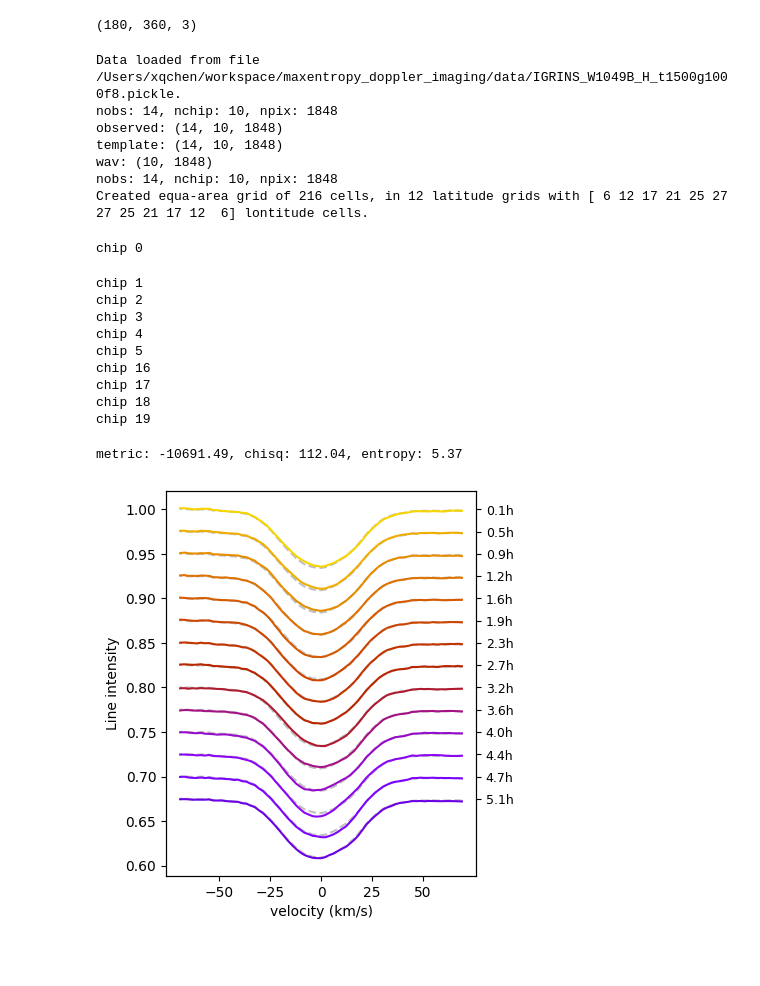
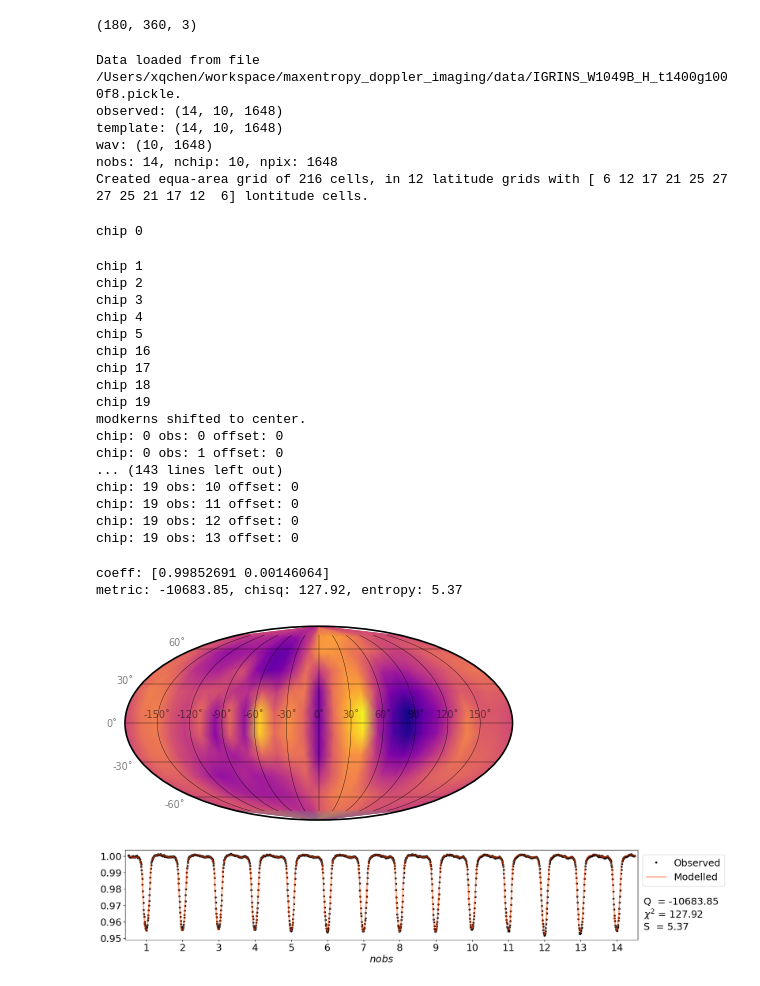
Before and after one commit to alphalyncis/doppler-imaging-maxentropy, a Jupyter notebook: src/test.ipynb, the cells around one changed output. Saved outputs shown, nothing was run; the diff lists cells and outputs as text; code cells hidden in the pictures; blank space fills up the shorter version.

```diff
--- a/src/test.ipynb
+++ b/src/test.ipynb
@@ -87,8 +87,11 @@ img.shape
 # %%
 import paths
 import os
+import numpy as np
 from dime import DopplerImaging, load_data_from_pickle
 from config import load_config
+import matplotlib.pyplot as plt
+import matplotlib
 
 instru = "IGRINS"
 target = "W1049B"
@@ -100,30 +103,40 @@ model_datafile = paths.data/f'{instru}_{target}_{band}_{modelspec}.pickle'
 #goodchips = [1,2,3,4]
 
 wav_nm, template, observed, error = load_data_from_pickle(model_datafile, goodchips)
-
-mapB_H = DopplerImaging(wav_nm, goodchips, params_dict=params)
-mapB_H.load_data(observed, template, error)
+self = DopplerImaging(wav_nm, goodchips, params_dict=params)
+self.load_data(observed, template, error)
 # %% [output]
-Data loaded from file /Users/xqchen/workspace/maxentropy_doppler_imaging/data/IGRINS_W1049B_H_t1500g1000f8.pickle.
-nobs: 14, nchip: 10, npix: 1848
-observed: (14, 10, 1848)
-template: (14, 10, 1848)
-wav: (10, 1848)
-nobs: 14, nchip: 10, npix: 1848
+Data loaded from file /Users/xqchen/workspace/maxentropy_doppler_imaging/data/IGRINS_W1049B_H_t1400g1000f8.pickle.
+observed: (14, 10, 1648)
+template: (14, 10, 1648)
+wav: (10, 1648)
+nobs: 14, nchip: 10, npix: 1648
 Created equa-area grid of 216 cells, in 12 latitude grids with [ 6 12 17 21 25 27 27 25 21 17 12  6] lontitude cells.
+# %%
+self.make_lsd_profile(modelspec, shiftmods=True, shiftkerns=False, plot_lsd_profiles=False, plot_deviation_map=False)
+# %% [output]
+chip 0
+chip 1
+chip 2
+chip 3
+chip 4
+chip 5
+chip 16
+chip 17
+chip 18
+chip 19
+modkerns shifted to center.
+chip: 0 obs: 0 offset: 0
+chip: 0 obs: 1 offset: 0
+... (143 lines left out)
+chip: 19 obs: 10 offset: 0
+chip: 19 obs: 11 offset: 0
+chip: 19 obs: 12 offset: 0
+chip: 19 obs: 13 offset: 0
 # %%
-mapB_H.make_lsd_profile(modelspec, plot_lsd_profiles=True, plot_deviation_map=False)
-mapB_H.solve(create_obs_from_diff=True, solver='scipy')
+self.solve(create_obs_from_diff=True, solver='scipy')
+self.plot_mollweide_map()
 # %% [output]
-chip 0
+coeff: [0.99852691 0.00146064]
+metric: -10683.85, chisq: 127.92, entropy: 5.37
-chip 1
-chip 2
-chip 3
-chip 4
-chip 5
-chip 16
-chip 17
-chip 18
-chip 19
-metric: -10691.49, chisq: 112.04, entropy: 5.37
-[figure, old version]
+[figure, new version]
@@ -129,0 +199,4 @@ metric: -10691.49, chisq: 112.04, entropy: 5.37
+# %%
+plot_fit_results_1d(self, figsize=(17,3))
+# %% [output]
+[figure, added]
```
Also changed, not shown: parts of 16 cells of this notebook, 3 other files.
